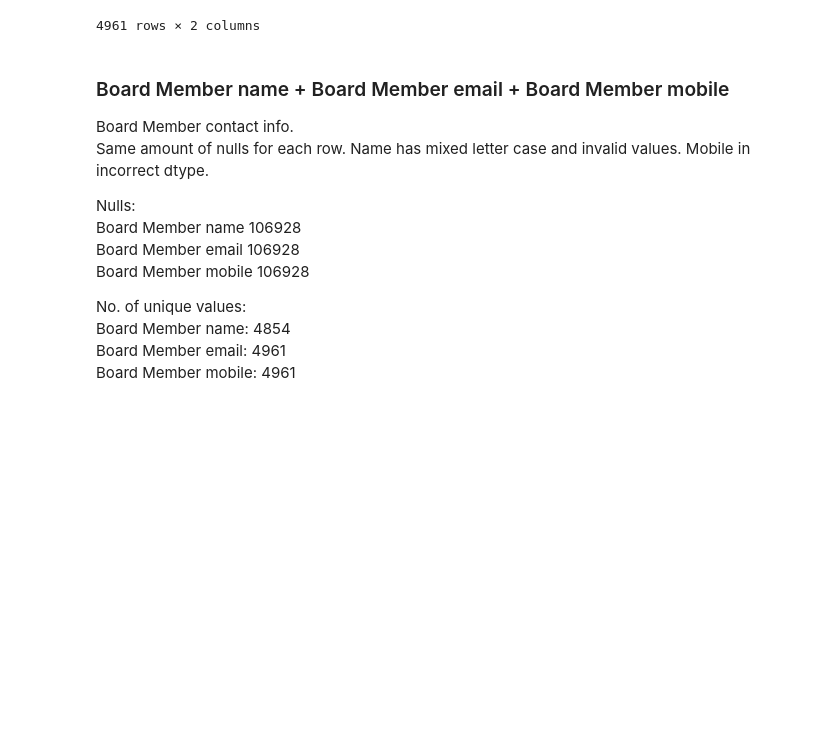
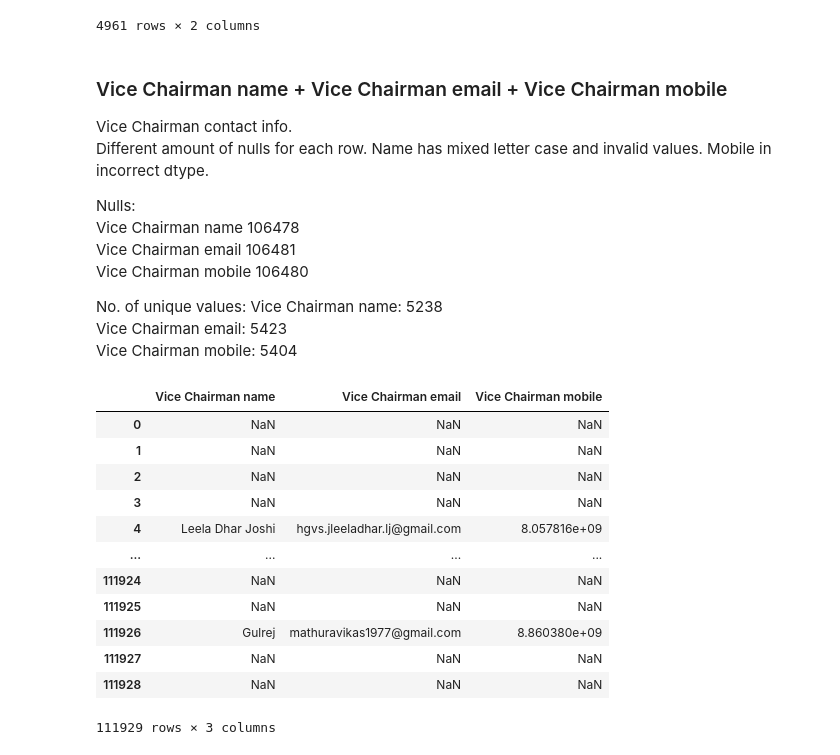
Before and after one commit to shayan-khoygani/Codebook, a Jupyter notebook: 42621 Final_Data_ngodarpan.gov.in/42621 Final_Data_ngodarpan.gov.in.ipynb, the cells around one changed output. Cells and saved outputs as stored; diff of their text form; code cells hidden in the pictures; blank space fills up the shorter version.

Commit message:
Vice chairman complete

```diff
--- a/42621 Final_Data_ngodarpan.gov.in/42621 Final_Data_ngodarpan.gov.in.ipynb
+++ b/42621 Final_Data_ngodarpan.gov.in/42621 Final_Data_ngodarpan.gov.in.ipynb
@@ -2174,17 +2174,38 @@ df[mobile].value_counts().rename_axis('Value').reset_index(name='Counts')
 | 4960 | 7005511597 | 1 |
 4961 rows × 2 columns
 # %% [markdown]
-### Board Member name + Board Member email + Board Member mobile
+### Vice Chairman name + Vice Chairman email + Vice Chairman mobile
 <a class="anchor" id="4.26"></a>
-Board Member contact info.
-Same amount of nulls for each row. Name has mixed letter case and invalid values. Mobile in incorrect dtype.
+Vice Chairman contact info.
+Different amount of nulls for each row. Name has mixed letter case and invalid values. Mobile in incorrect dtype.
 
 Nulls:
-Board Member name      106928
-Board Member email     106928
-Board Member mobile    106928
+Vice Chairman name      106478
+Vice Chairman email     106481
+Vice Chairman mobile    106480
 
 No. of unique values:
-Board Member name: 4854
-Board Member email: 4961
-Board Member mobile: 4961
+Vice Chairman name: 5238
+Vice Chairman email: 5423
+Vice Chairman mobile: 5404
+# %%
+prefix = "Vice Chairman "
+name = prefix + "name"
+email = prefix + "email"
+mobile = prefix + "mobile"
+df = dataset.loc[:,[name, email, mobile]]
+df
+# %% [output]
+|  | Vice Chairman name | Vice Chairman email | Vice Chairman mobile |
+| 0 | NaN | NaN | NaN |
+| 1 | NaN | NaN | NaN |
+| 2 | NaN | NaN | NaN |
+| 3 | NaN | NaN | NaN |
+| 4 | Leela Dhar Joshi | hgvs.jleeladhar.lj@gmail.com | 8.057816e+09 |
+| ... | ... | ... | ... |
+| 111924 | NaN | NaN | NaN |
+| 111925 | NaN | NaN | NaN |
+| 111926 | Gulrej | mathuravikas1977@gmail.com | 8.860380e+09 |
+| 111927 | NaN | NaN | NaN |
+| 111928 | NaN | NaN | NaN |
+111929 rows × 3 columns
```
Also changed, not shown: parts of 4 cells of this notebook.
